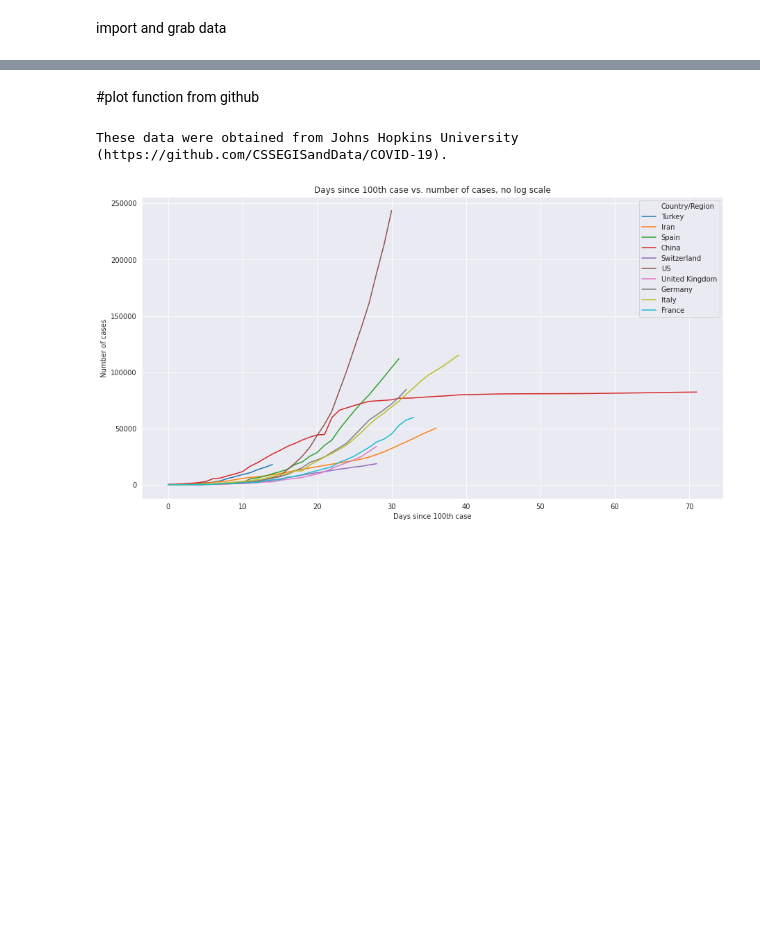
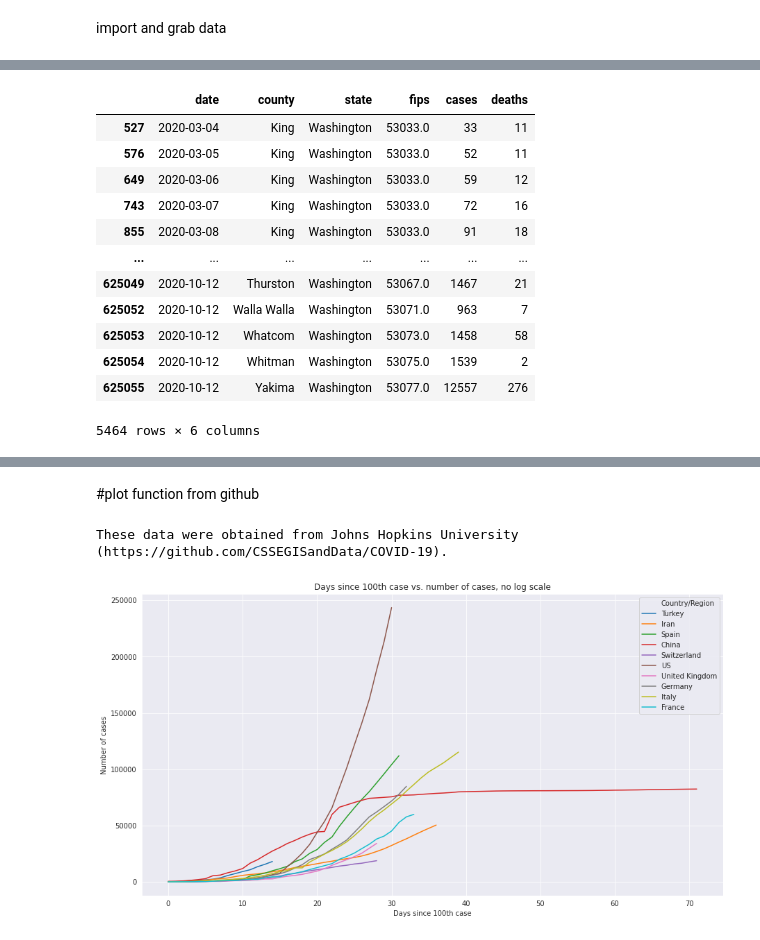
Before and after one commit to dcolinmorgan/prediction, a Jupyter notebook: covid19.ipynb, the cells around one changed output, grey strips where cells are left out. Saved outputs shown, nothing was run; the diff lists cells and outputs as text; code cells hidden in the pictures; blank space fills up the shorter version.

```diff
--- a/covid19.ipynb
+++ b/covid19.ipynb
@@ -26,0 +68,17 @@ These data were obtained from The New York Times (https://github.com/nytimes/cov
+# %%
+df3=df2[df2['state']=='Washington']
+df3[df3['cases']>30]
+# %% [output]
+|  | date | county | state | fips | cases | deaths |
+| 527 | 2020-03-04 | King | Washington | 53033.0 | 33 | 11 |
+| 576 | 2020-03-05 | King | Washington | 53033.0 | 52 | 11 |
+| 649 | 2020-03-06 | King | Washington | 53033.0 | 59 | 12 |
+| 743 | 2020-03-07 | King | Washington | 53033.0 | 72 | 16 |
+| 855 | 2020-03-08 | King | Washington | 53033.0 | 91 | 18 |
+| ... | ... | ... | ... | ... | ... | ... |
+| 625049 | 2020-10-12 | Thurston | Washington | 53067.0 | 1467 | 21 |
+| 625052 | 2020-10-12 | Walla Walla | Washington | 53071.0 | 963 | 7 |
+| 625053 | 2020-10-12 | Whatcom | Washington | 53073.0 | 1458 | 58 |
+| 625054 | 2020-10-12 | Whitman | Washington | 53075.0 | 1539 | 2 |
+| 625055 | 2020-10-12 | Yakima | Washington | 53077.0 | 12557 | 276 |
+5464 rows × 6 columns
```
Also changed, not shown: parts of 6 cells of this notebook.
